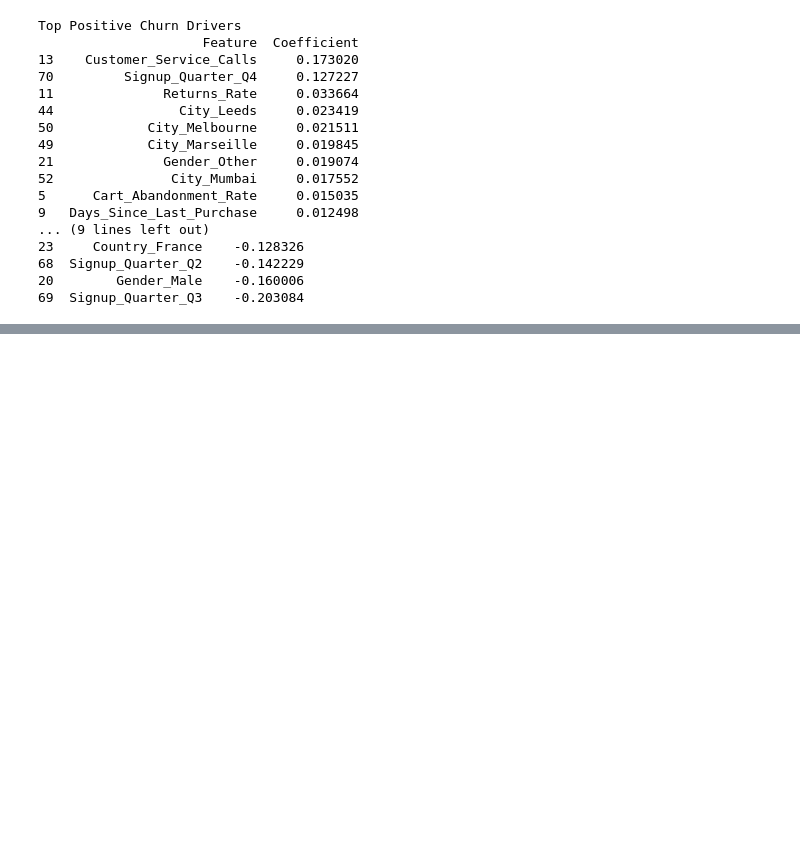
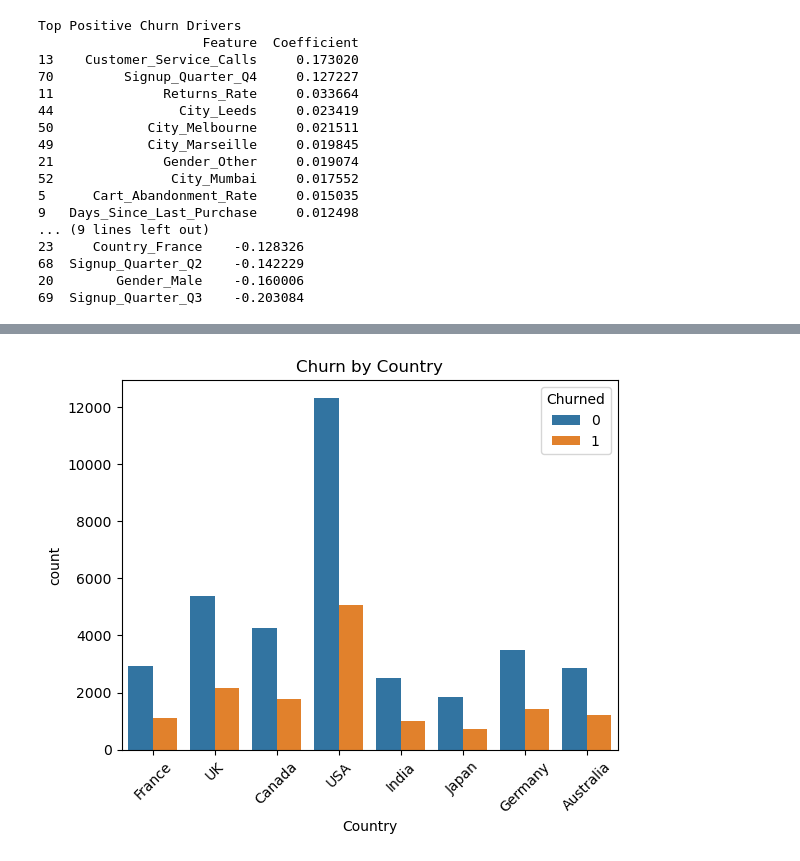
Before and after one commit to Harshita-211105/Ecommerce-Churn-Prediction, a Jupyter notebook: ChurnPrediction.ipynb, the cells around one changed output, grey strips where cells are left out. Cells and saved outputs as stored; diff of their text form; code cells hidden in the pictures; blank space fills up the shorter version.

```diff
--- a/ChurnPrediction.ipynb
+++ b/ChurnPrediction.ipynb
@@ -317,0 +335,7 @@ Top Positive Churn Drivers
+# %%
+sns.countplot(x='Country', hue='Churned', data=df)
+plt.xticks(rotation=45)
+plt.title("Churn by Country")
+plt.show()
+# %% [output]
+[figure, added]
```
Also changed, not shown: parts of 2 cells of this notebook.
